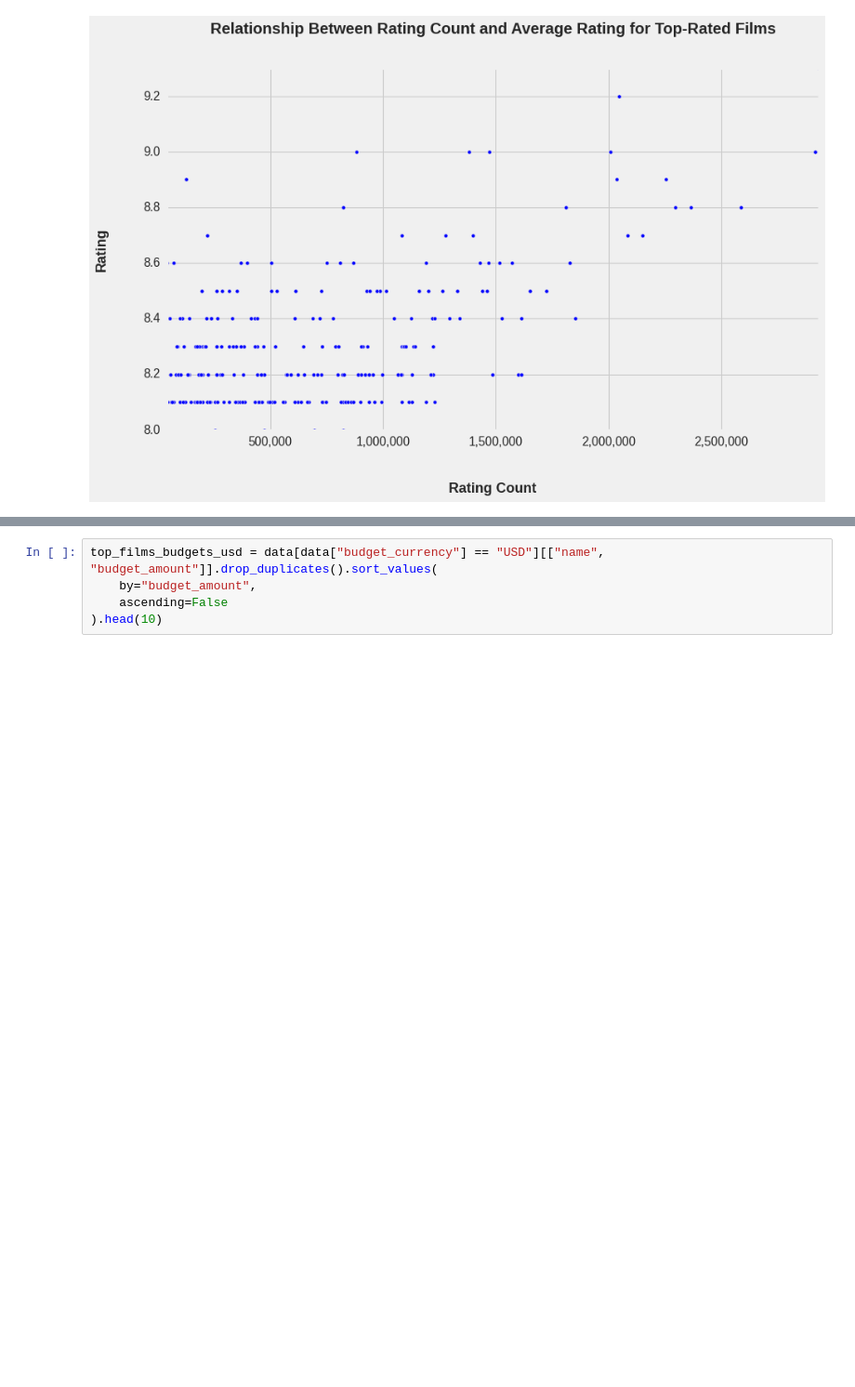
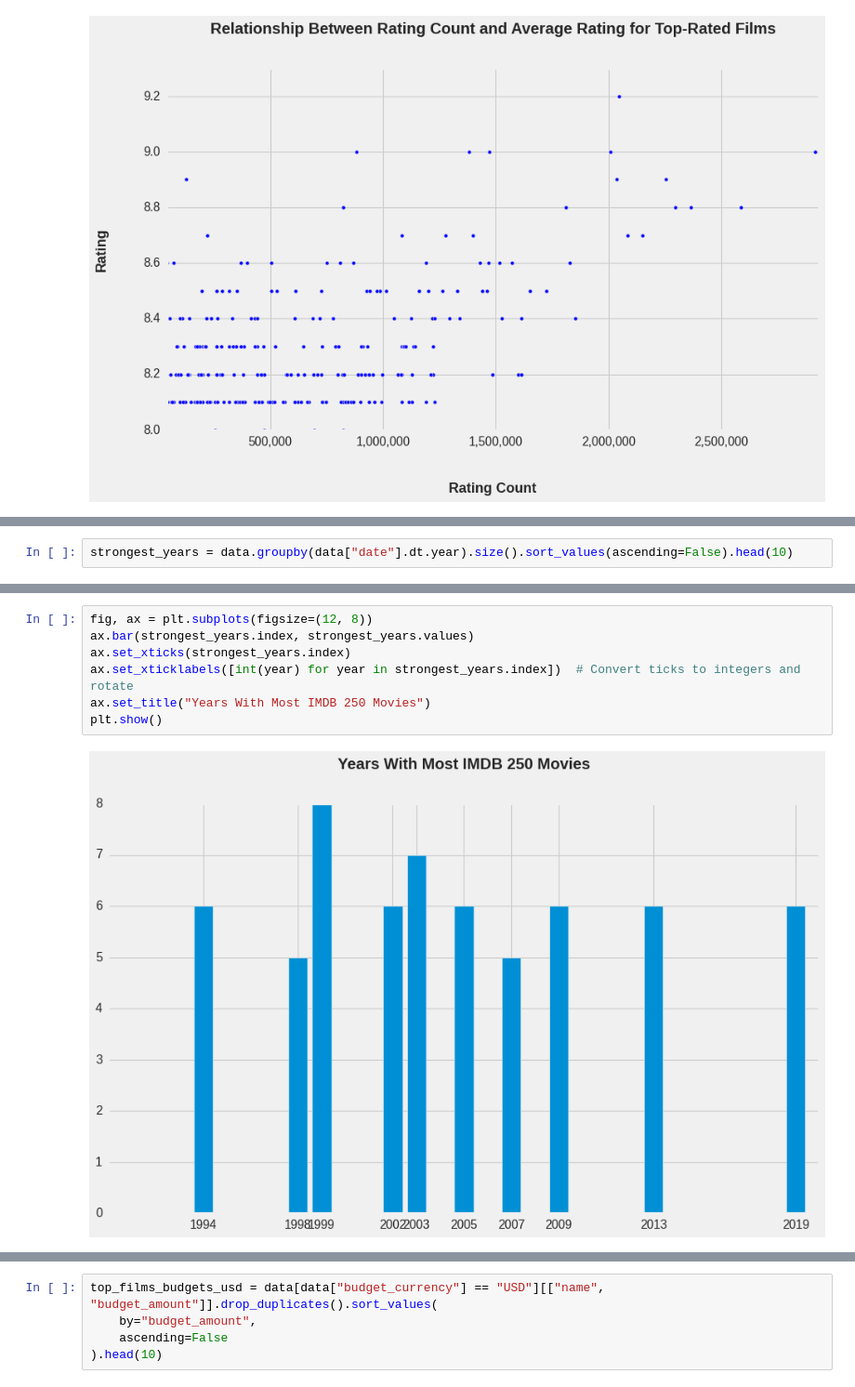
Before and after one commit to dmitkov28/notebooks, a Jupyter notebook: notebooks/ML/movies/imdb_eda.ipynb, the cells around one changed output, grey strips where cells are left out. Shown at 93% size. Drawn from its saved outputs; the diff is of its cells as text; blank space fills up the shorter version.

```diff
--- a/notebooks/ML/movies/imdb_eda.ipynb
+++ b/notebooks/ML/movies/imdb_eda.ipynb
@@ -200,0 +216,2 @@ ValueError: Date ordinal 2933446.0 converts to 10001-07-03T00:00:00.000000 (usin
+# %%
+strongest_years = data.groupby(data["date"].dt.year).size().sort_values(ascending=False).head(10)
@@ -200,0 +233,9 @@ ValueError: Date ordinal 2933446.0 converts to 10001-07-03T00:00:00.000000 (usin
+# %%
+fig, ax = plt.subplots(figsize=(12, 8))
+ax.bar(strongest_years.index, strongest_years.values)
+ax.set_xticks(strongest_years.index)
+ax.set_xticklabels([int(year) for year in strongest_years.index])  # Convert ticks to integers and rotate
+ax.set_title("Years With Most IMDB 250 Movies")
+plt.show()
+# %% [output]
+[figure, added]
```
Also changed, not shown: parts of 4 cells of this notebook.
